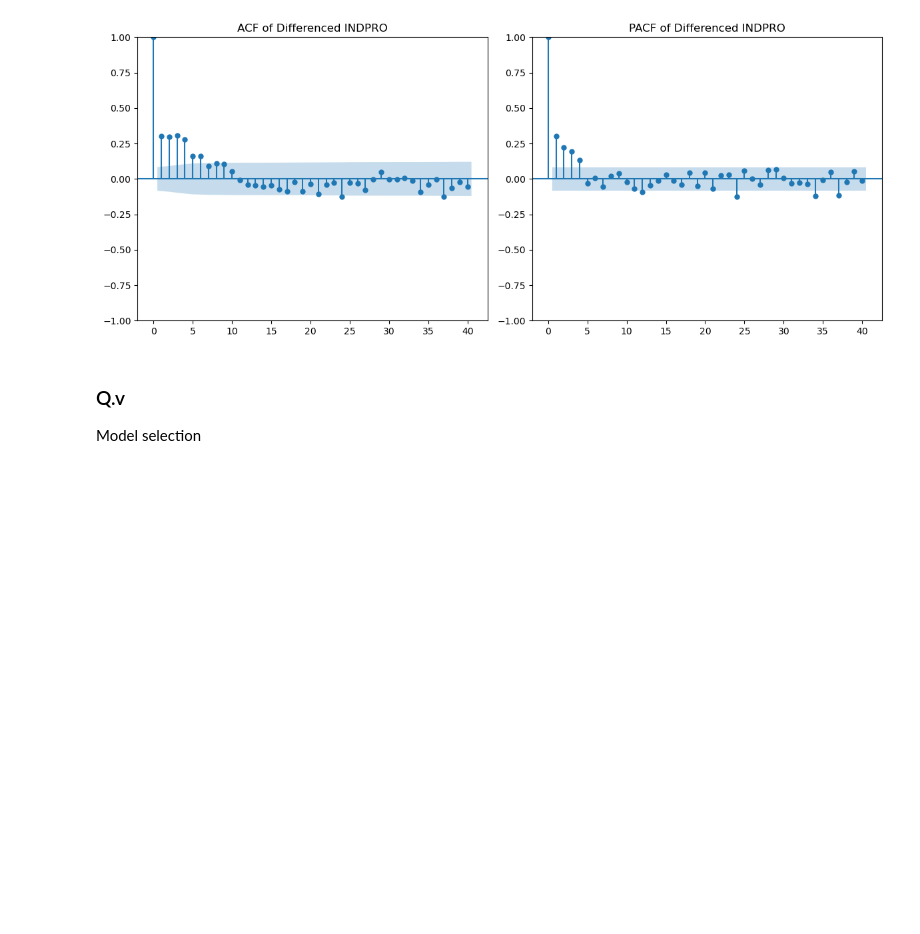
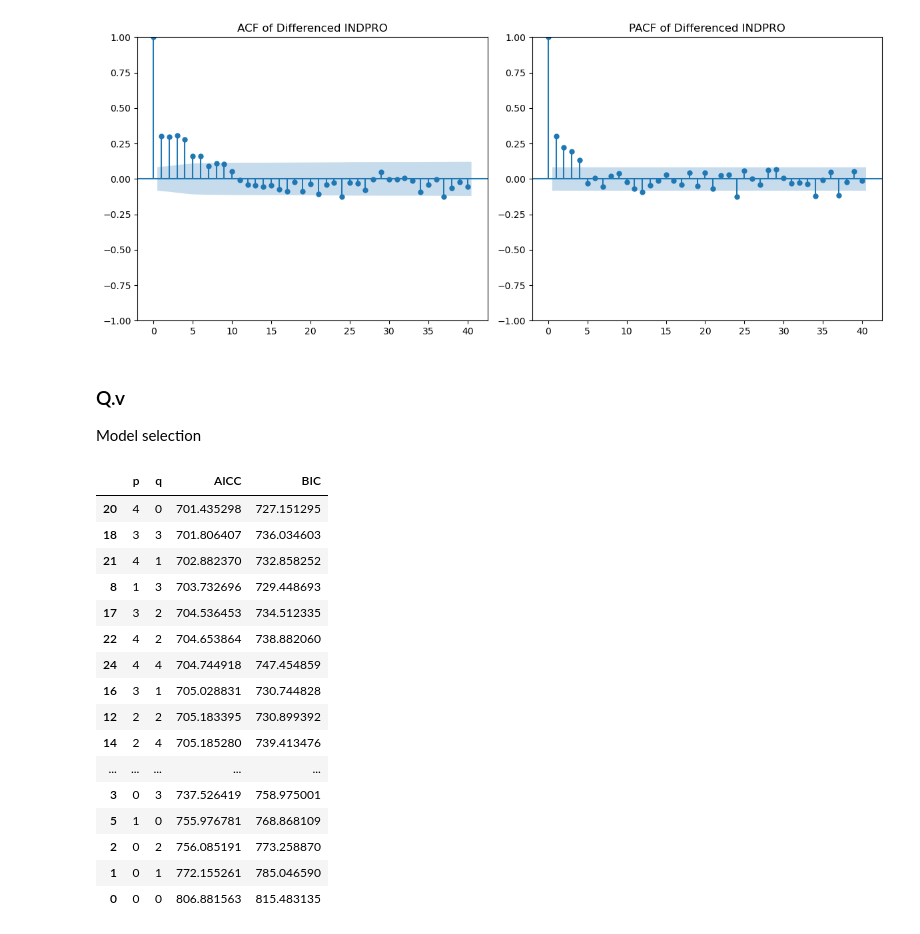
Before and after one commit to 1116925/GRA4153-Final-exam, a Jupyter notebook: Question3.ipynb, the cells around one changed output. Drawn from its saved outputs; the diff is of its cells as text; code cells hidden in the pictures; blank space fills up the shorter version.

```diff
--- a/Question3.ipynb
+++ b/Question3.ipynb
@@ -132,6 +135,7 @@ def fit_arma_models(series, max_order=4):
     pd.DataFrame: Table of (p,q), AICC, BIC
     '''
     results = []
+    warnings.filterwarnings("ignore") # So many warning otherwise
 
     for p in range(max_order + 1):
         for q in range(max_order + 1):
@@ -144,4 +148,4 @@ def fit_arma_models(series, max_order=4):
             except Exception as e:
                 continue  # Skip models that fail to converge
 
-    return pd.DataFrame(results).sort_values(by='AICC')
+    return pd.DataFrame(results)
@@ -223,3 +266,24 @@ plot_acf_pacf(indpro.sample)
 # %% [markdown]
 ### Q.v
 Model selection
+# %%
+result_table = fit_arma_models(indpro.diffed)
+result_table.sort_values(by='AICC')
+# %% [output]
+|  | p | q | AICC | BIC |
+| 20 | 4 | 0 | 701.435298 | 727.151295 |
+| 18 | 3 | 3 | 701.806407 | 736.034603 |
+| 21 | 4 | 1 | 702.882370 | 732.858252 |
+| 8 | 1 | 3 | 703.732696 | 729.448693 |
+| 17 | 3 | 2 | 704.536453 | 734.512335 |
+| 22 | 4 | 2 | 704.653864 | 738.882060 |
+| 24 | 4 | 4 | 704.744918 | 747.454859 |
+| 16 | 3 | 1 | 705.028831 | 730.744828 |
+| 12 | 2 | 2 | 705.183395 | 730.899392 |
+| 14 | 2 | 4 | 705.185280 | 739.413476 |
+| ... | ... | ... | ... | ... |
+| 3 | 0 | 3 | 737.526419 | 758.975001 |
+| 5 | 1 | 0 | 755.976781 | 768.868109 |
+| 2 | 0 | 2 | 756.085191 | 773.258870 |
+| 1 | 0 | 1 | 772.155261 | 785.046590 |
+| 0 | 0 | 0 | 806.881563 | 815.483135 |
```
Also changed, not shown: parts of 10 cells of this notebook, 1 other file.
